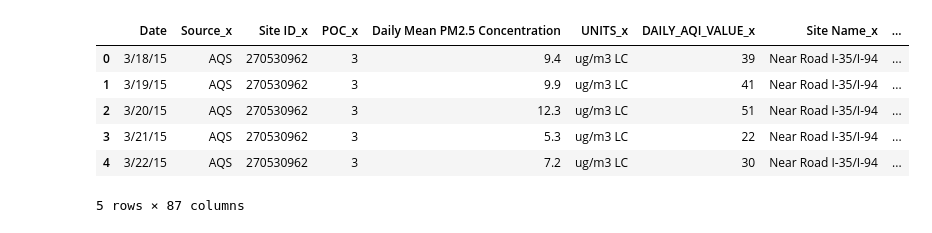
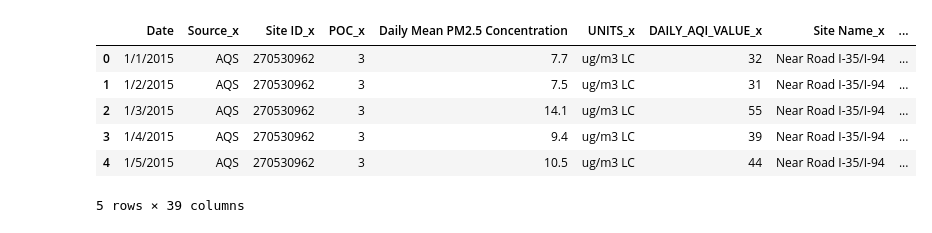
Before and after one commit to gonzaloreusch/Air-Quality, a Jupyter notebook: DataFrames/MatPlotLib_AQI.ipynb, the cells around one changed output. Cells and saved outputs as stored; diff of their text form; code cells hidden in the pictures.

```diff
--- a/DataFrames/MatPlotLib_AQI.ipynb
+++ b/DataFrames/MatPlotLib_AQI.ipynb
@@ -1,54 +1,36 @@
 # %%
 # Dependencies and Setup
 import matplotlib.pyplot as plt
 import matplotlib as mpl
 import pandas as pd
 import glob
 import scipy.stats as st
 import datetime as dt
 from datetime import datetime
 import matplotlib.dates as mdates
 
 # Study data files
 pm25_data_path = "../Resources/aqi.csv"
 ozone_data_path = "../Resources/ozone.csv"
 #Traffic_Data = "data/MNDOT.csv"
 
 # Read the PM2.5 data and the Ozone Data
 pm25_data = pd.read_csv(pm25_data_path)
 ozone_data = pd.read_csv(ozone_data_path)
 
 #Combine all AQI files
-Combined_AQI_csv=pd.merge(pm25_data,ozone_data,on="Date",how="inner")
-
-#>>> df = pd.read_csv('http://blockchain.info/charts/market-price?&format=csv',header=None)
-#>>>temp_zero_column=pd.DataFrame(0.00,index=np.arange(len(df)),columns={0})
-#>>>
-#>>> for i in range(len(df)):
-#...     i_timetuple = datetime.datetime.strptime(df[0][i],'%d/%m/%Y %H:%M:%S').timetuple()
-#...     year= i_timetuple.tm_year
-#...     daysThisYear = i_timetuple.tm_yday
-#...     leap=0
-#...     if ((year % 4 ==0)and(year % 100 !=0)) or (year % 400 ==0):
-#...         leap=1
-#...     temp_zero_column[0][i]= year+((daysThisYear-0.5)/(365+leap))
-#...
-#>>> df[0]=temp_zero_column[0]
-#>>> df.head()
-
-
-
+Combined_AQI_csv=pd.merge(pm25_data,ozone_data,on="Date",how="left")
 #Export to CSV
 Combined_AQI_csv.to_csv( "../Resources/Combined_AQI_csv.csv", index=False)
 Combined_AQI_csv.head()
 # %% [output]
 |  | Date | Source_x | Site ID_x | POC_x | Daily Mean PM2.5 Concentration | UNITS_x | DAILY_AQI_VALUE_x | Site Name_x | ... |
-| 0 | 3/18/15 | AQS | 270530962 | 3 | 9.4 | ug/m3 LC | 39 | Near Road I-35/I-94 | ... |
-| 1 | 3/19/15 | AQS | 270530962 | 3 | 9.9 | ug/m3 LC | 41 | Near Road I-35/I-94 | ... |
-| 2 | 3/20/15 | AQS | 270530962 | 3 | 12.3 | ug/m3 LC | 51 | Near Road I-35/I-94 | ... |
-| 3 | 3/21/15 | AQS | 270530962 | 3 | 5.3 | ug/m3 LC | 22 | Near Road I-35/I-94 | ... |
-| 4 | 3/22/15 | AQS | 270530962 | 3 | 7.2 | ug/m3 LC | 30 | Near Road I-35/I-94 | ... |
+| 0 | 1/1/2015 | AQS | 270530962 | 3 | 7.7 | ug/m3 LC | 32 | Near Road I-35/I-94 | ... |
+| 1 | 1/2/2015 | AQS | 270530962 | 3 | 7.5 | ug/m3 LC | 31 | Near Road I-35/I-94 | ... |
+| 2 | 1/3/2015 | AQS | 270530962 | 3 | 14.1 | ug/m3 LC | 55 | Near Road I-35/I-94 | ... |
+| 3 | 1/4/2015 | AQS | 270530962 | 3 | 9.4 | ug/m3 LC | 39 | Near Road I-35/I-94 | ... |
+| 4 | 1/5/2015 | AQS | 270530962 | 3 | 10.5 | ug/m3 LC | 44 | Near Road I-35/I-94 | ... |
-5 rows × 87 columns
+5 rows × 39 columns
 # %%
 #Create plot tracking AQI change over time
 x_axis=Combined_AQI_csv["Date"]
```
Also changed, not shown: parts of 2 cells of this notebook.
